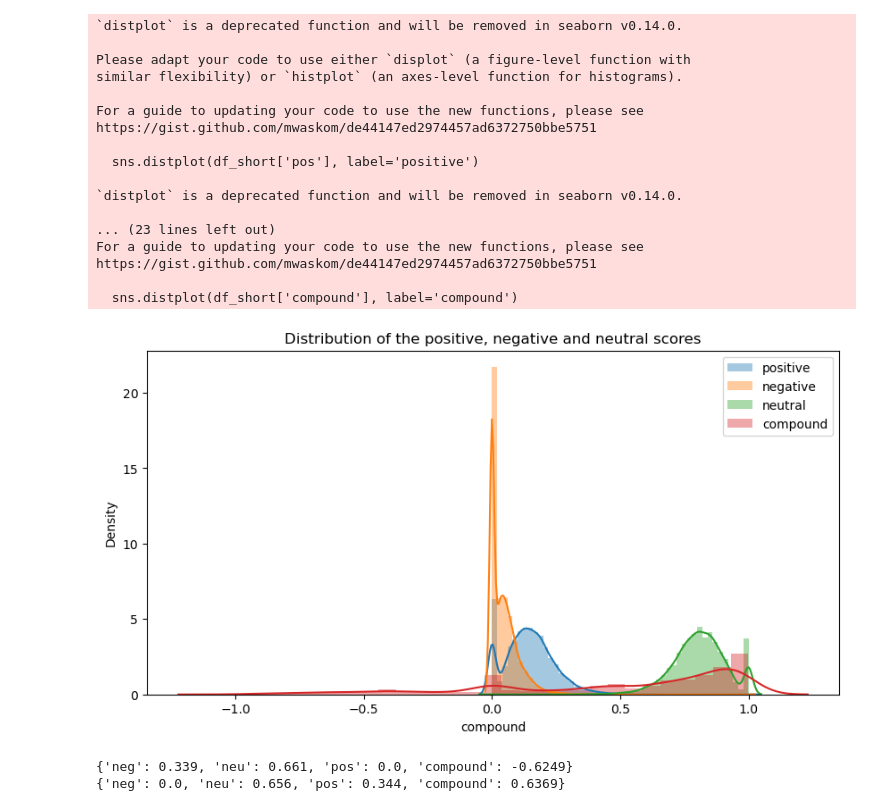
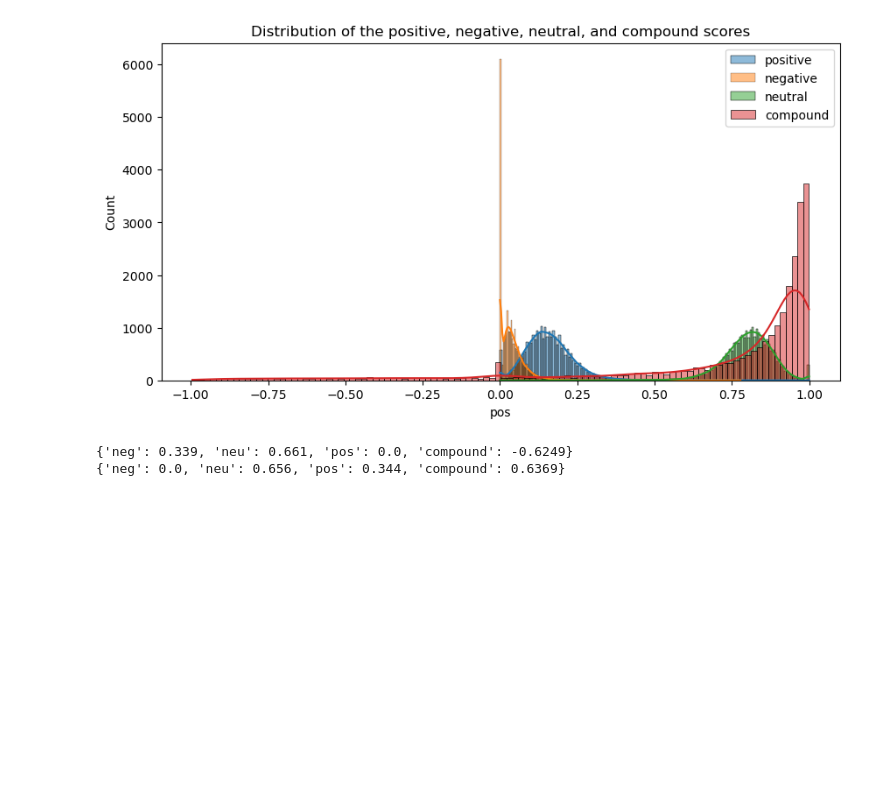
Before and after one commit to epfl-ada/ada-2023-project-dada, a Jupyter notebook: src/sentiment.ipynb, the cells around one changed output. Drawn from its saved outputs; the diff is of its cells as text; code cells hidden in the pictures; blank space fills up the shorter version.

```diff
--- a/src/sentiment.ipynb
+++ b/src/sentiment.ipynb
@@ -40,0 +184,5 @@ display(df.head())
+# %%
+df_ba = pd.read_pickle('../data/preprocessed/BeerAdvocate/transformed_ratings_ba.pkl')
+df_rb = pd.read_pickle('../data/preprocessed/RateBeer/transformed_ratings_rb.pkl')
+#display(df_ba)
+#display(df_rb)
@@ -97,12 +371,15 @@ display(df_short)
 # %%
+from tqdm import tqdm
+import time
+
 #loop through the rows and add the scores to the columns
 
-for index, row in df_short.iterrows():
+for index, row in tqdm(df_ba_new.iterrows(), total=len(df_ba_new)):
     scores = analyzer.polarity_scores(row['text'])
-    df_short.at[index, 'compound'] = scores['compound']
-    df_short.at[index, 'neg'] = scores['neg']
-    df_short.at[index, 'neu'] = scores['neu']
-    df_short.at[index, 'pos'] = scores['pos']
+    df_ba_new.at[index, 'compound'] = scores['compound']
+    df_ba_new.at[index, 'neg'] = scores['neg']
+    df_ba_new.at[index, 'neu'] = scores['neu']
+    df_ba_new.at[index, 'pos'] = scores['pos']
 
-display(df_short.head())
+display(df_ba_new)
 # %% [output]
@@ -115,32 +399,17 @@ display(df_short.head())
 # %%
-# plot the distribution of the positive, negative, neutral and compound scores
-plt.figure(figsize=(10,5))
-plt.title('Distribution of the positive, negative and neutral scores')
-sns.distplot(df_short['pos'], label='positive')
-sns.distplot(df_short['neg'], label='negative')
-sns.distplot(df_short['neu'], label='neutral')
-sns.distplot(df_short['compound'], label='compound')
+# plot the distribution of the positive, negative, neutral, and compound scores
+plt.figure(figsize=(10, 5))
+plt.title('Distribution of the positive, negative, neutral, and compound scores')
+
+sns.histplot(data=df_ba_new, x='pos', label='positive', kde=True)
+sns.histplot(data=df_ba_new, x='neg', label='negative', kde=True)
+sns.histplot(data=df_ba_new, x='neu', label='neutral', kde=True)
+sns.histplot(data=df_ba_new, x='compound', label='compound', kde=True)
+
 plt.legend()
 plt.show()
 # %% [output]
-`distplot` is a deprecated function and will be removed in seaborn v0.14.0.
-
-Please adapt your code to use either `displot` (a figure-level function with
-similar flexibility) or `histplot` (an axes-level function for histograms).
-
-For a guide to updating your code to use the new functions, please see
-https://gist.github.com/mwaskom/de44147ed2974457ad6372750bbe5751
-
-  sns.distplot(df_short['pos'], label='positive')
-
-`distplot` is a deprecated function and will be removed in seaborn v0.14.0.
-
-... (23 lines left out)
-For a guide to updating your code to use the new functions, please see
-https://gist.github.com/mwaskom/de44147ed2974457ad6372750bbe5751
-
-  sns.distplot(df_short['compound'], label='compound')
-[figure, old version]
+[figure, new version]
 # %%
 b_rev = 'this is the worst beer I have ever tasted'
 g_rev = 'this is the best beer I have ever tasted'
```
Also changed, not shown: parts of 31 cells of this notebook.
